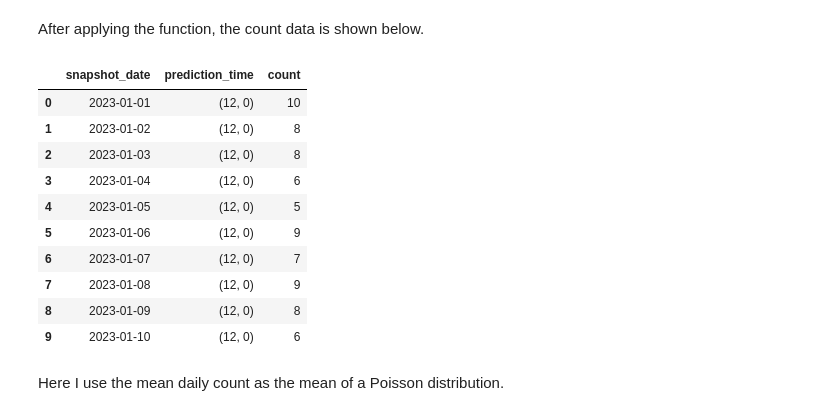
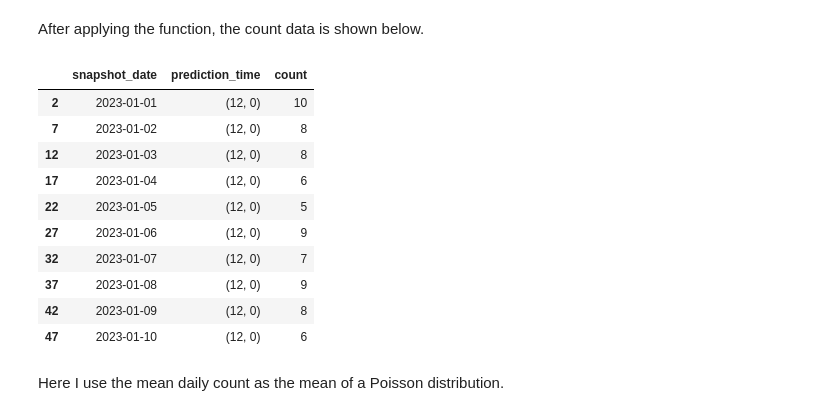
Before and after one commit to UCL-CORU/patientflow, a Jupyter notebook: notebooks/3c_Predict_bed_counts_without_using_patient_snapshots.ipynb, the cells around one changed output. Drawn from its saved outputs; the diff is of its cells as text; code cells hidden in the pictures.

```diff
--- a/notebooks/3c_Predict_bed_counts_without_using_patient_snapshots.ipynb
+++ b/notebooks/3c_Predict_bed_counts_without_using_patient_snapshots.ipynb
@@ -146,22 +110,27 @@ def count_yet_to_arrive(df, snapshot_dates, prediction_times, prediction_window_
 # %% [markdown]
 After applying the function, the count data is shown below.
 # %%
-prediction_times = [(12, 0)]
+from patientflow.calculate.arrival_rates import count_yet_to_arrive
 
-yet_to_arrive_counts = count_yet_to_arrive(train_visits, snapshot_dates, prediction_times, prediction_window_hours=8)
-yet_to_arrive_counts.head(10)
+prediction_times = [(6,0), (9,30), (12, 0), (15,30), (22,0)]
+
+yet_to_arrive_counts = count_yet_to_arrive(train_visits,
+                                           snapshot_dates,
+                                           prediction_times,
+                                           prediction_window_hours=8)
+yet_to_arrive_counts[yet_to_arrive_counts['prediction_time'] == (12, 0)].head(10)
 # %% [output]
 |  | snapshot_date | prediction_time | count |
-| 0 | 2023-01-01 | (12, 0) | 10 |
-| 1 | 2023-01-02 | (12, 0) | 8 |
-| 2 | 2023-01-03 | (12, 0) | 8 |
-| 3 | 2023-01-04 | (12, 0) | 6 |
-| 4 | 2023-01-05 | (12, 0) | 5 |
-| 5 | 2023-01-06 | (12, 0) | 9 |
-| 6 | 2023-01-07 | (12, 0) | 7 |
-| 7 | 2023-01-08 | (12, 0) | 9 |
-| 8 | 2023-01-09 | (12, 0) | 8 |
-| 9 | 2023-01-10 | (12, 0) | 6 |
+| 2 | 2023-01-01 | (12, 0) | 10 |
+| 7 | 2023-01-02 | (12, 0) | 8 |
+| 12 | 2023-01-03 | (12, 0) | 8 |
+| 17 | 2023-01-04 | (12, 0) | 6 |
+| 22 | 2023-01-05 | (12, 0) | 5 |
+| 27 | 2023-01-06 | (12, 0) | 9 |
+| 32 | 2023-01-07 | (12, 0) | 7 |
+| 37 | 2023-01-08 | (12, 0) | 9 |
+| 42 | 2023-01-09 | (12, 0) | 8 |
+| 47 | 2023-01-10 | (12, 0) | 6 |
 # %% [markdown]
 Here I use the mean daily count as the mean of a Poisson distribution.
 # %%
```
Also changed, not shown: parts of 2 cells of this notebook, 4 other files.
